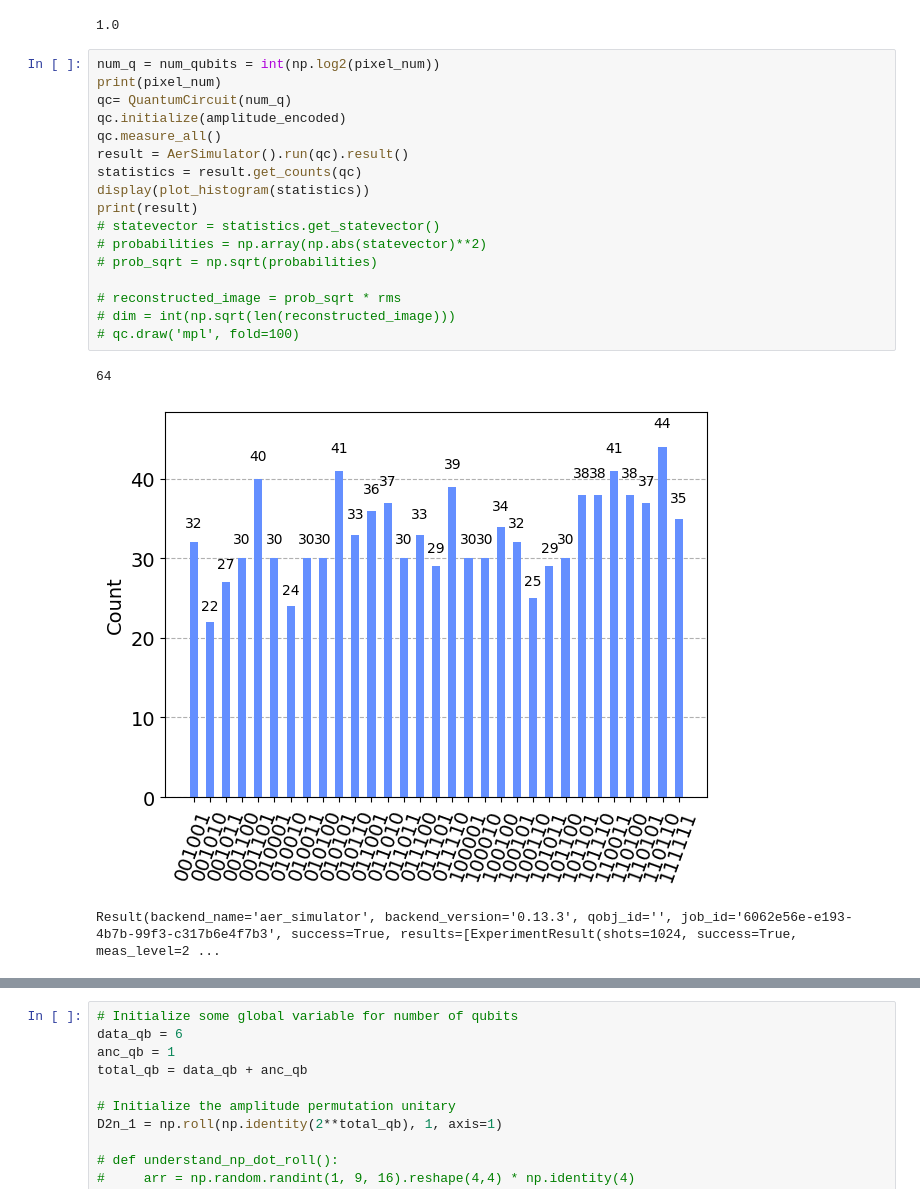
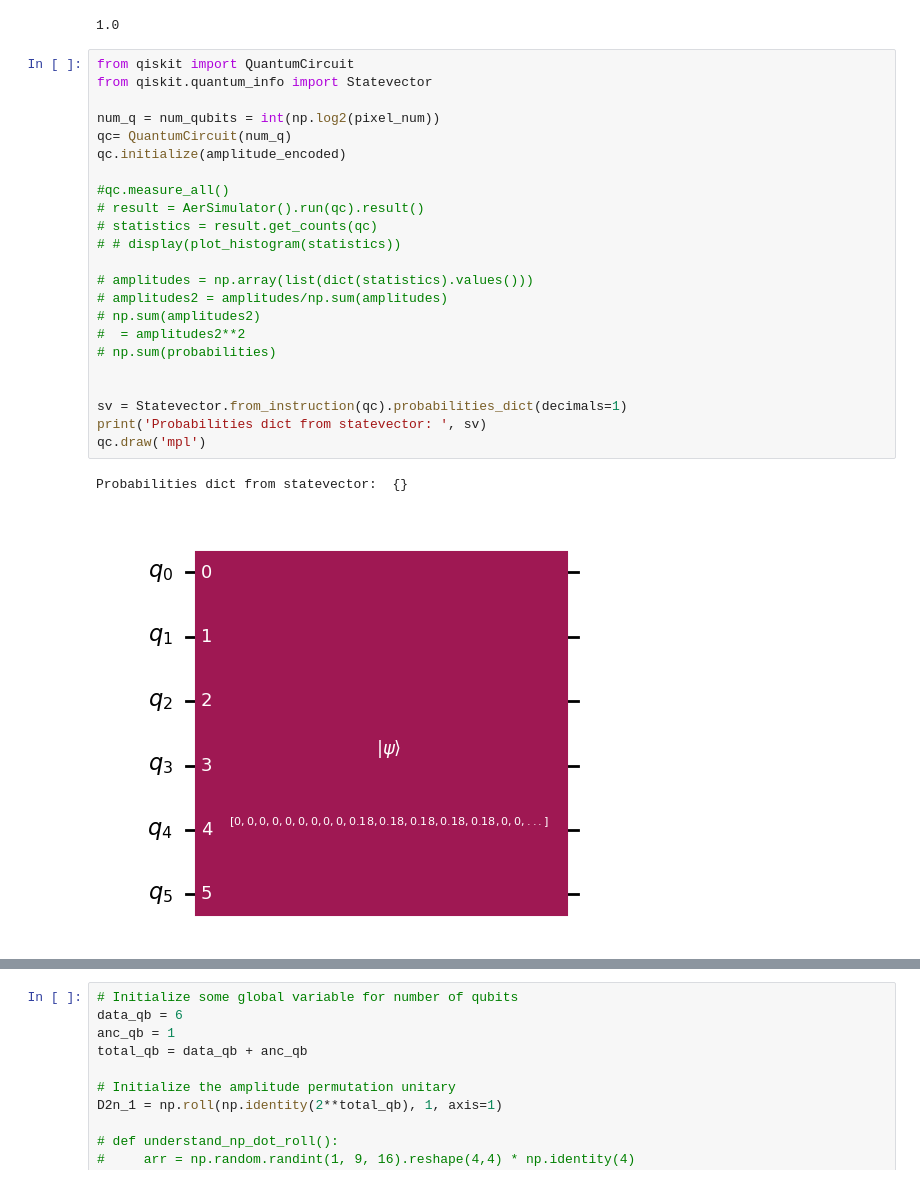
Before and after one commit to el-dAna/QC, a Jupyter notebook: hacathons/image_encoding.ipynb, the cells around one changed output, grey strips where cells are left out. Drawn from its saved outputs; the diff is of its cells as text.

```diff
--- a/hacathons/image_encoding.ipynb
+++ b/hacathons/image_encoding.ipynb
@@ -146,23 +146,28 @@ amplitude_encoded, rms, pixel_num = amplitude_encode(image)
 # %% [output]
 1.0
 # %%
+from qiskit import QuantumCircuit
+from qiskit.quantum_info import Statevector
+
 num_q = num_qubits = int(np.log2(pixel_num))
-print(pixel_num)
 qc= QuantumCircuit(num_q)
 qc.initialize(amplitude_encoded)
-qc.measure_all()
-result = AerSimulator().run(qc).result()
-statistics = result.get_counts(qc)
-display(plot_histogram(statistics))
-print(result)
-# statevector = statistics.get_statevector()
-# probabilities = np.array(np.abs(statevector)**2)
-# prob_sqrt = np.sqrt(probabilities)
 
-# reconstructed_image = prob_sqrt * rms
-# dim = int(np.sqrt(len(reconstructed_image)))
-# qc.draw('mpl', fold=100)
+#qc.measure_all()
+# result = AerSimulator().run(qc).result()
+# statistics = result.get_counts(qc)
+# # display(plot_histogram(statistics))
+
+# amplitudes = np.array(list(dict(statistics).values()))
+# amplitudes2 = amplitudes/np.sum(amplitudes)
+# np.sum(amplitudes2)
+#  = amplitudes2**2
+# np.sum(probabilities)
+
+
+sv = Statevector.from_instruction(qc).probabilities_dict(decimals=1)
+print('Probabilities dict from statevector: ', sv)
+qc.draw('mpl')
 # %% [output]
-64
+Probabilities dict from statevector:  {}
-[figure, old version]
+[figure, new version]
-Result(backend_name='aer_simulator', backend_version='0.13.3', qobj_id='', job_id='6062e56e-e193-4b7b-99f3-c317b6e4f7b3', success=True, results=[ExperimentResult(shots=1024, success=True, meas_level=2 ...
```
Also changed, not shown: parts of 2 cells of this notebook.
